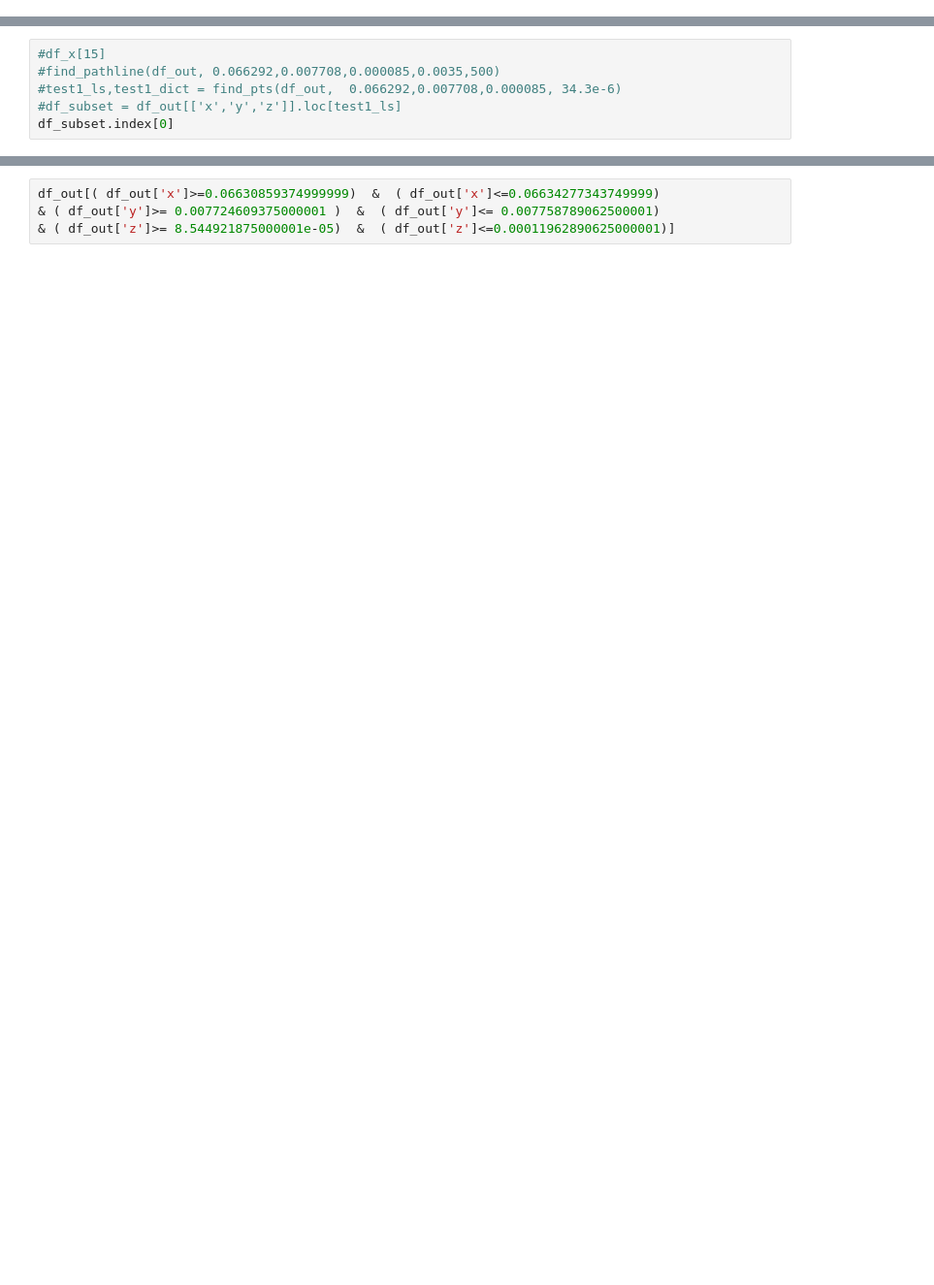
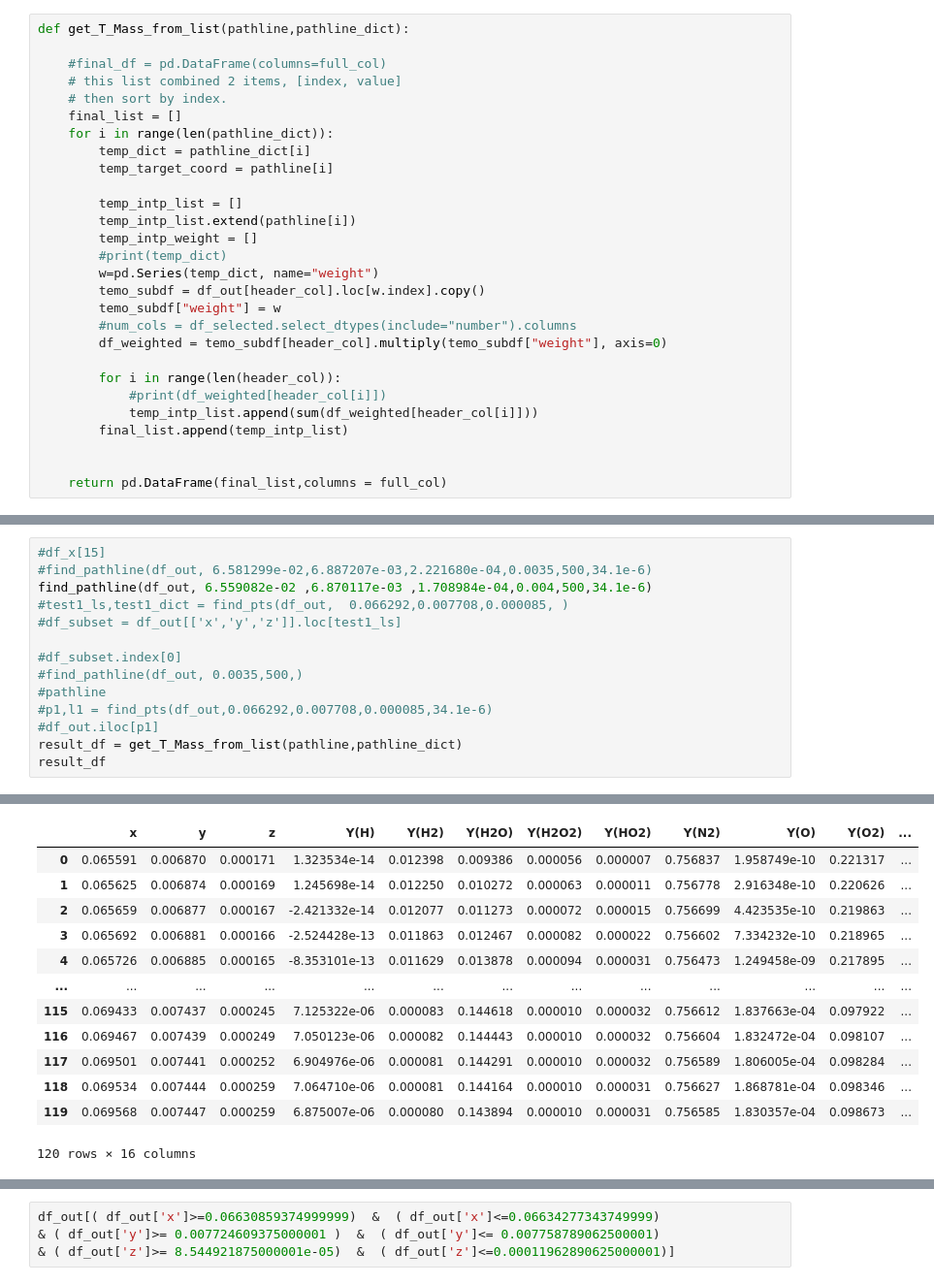
Before and after one commit to potatoslc/analysis_code, a Jupyter notebook: yt_get_cline_V3.ipynb, the cells around one changed output, grey strips where cells are left out. Shown at 97% size. Saved outputs shown, nothing was run; the diff lists cells and outputs as text; blank space fills up the shorter version.

```diff
--- a/yt_get_cline_V3.ipynb
+++ b/yt_get_cline_V3.ipynb
@@ -461,0 +372,28 @@ def get_T_Mass_from_list(pathline,pathline_dict):
+# %%
+def get_T_Mass_from_list(pathline,pathline_dict):
+
+    #final_df = pd.DataFrame(columns=full_col)
+    # this list combined 2 items, [index, value]
+    # then sort by index.
+    final_list = []
+    for i in range(len(pathline_dict)):
+        temp_dict = pathline_dict[i]
+        temp_target_coord = pathline[i]
+
+        temp_intp_list = []
+        temp_intp_list.extend(pathline[i])
+        temp_intp_weight = []
+        #print(temp_dict)
+        w=pd.Series(temp_dict, name="weight")
+        temo_subdf = df_out[header_col].loc[w.index].copy()
+        temo_subdf["weight"] = w
+        #num_cols = df_selected.select_dtypes(include="number").columns
+        df_weighted = temo_subdf[header_col].multiply(temo_subdf["weight"], axis=0)
+
+        for i in range(len(header_col)):
+            #print(df_weighted[header_col[i]])
+            temp_intp_list.append(sum(df_weighted[header_col[i]]))
+        final_list.append(temp_intp_list)
+
+
+    return pd.DataFrame(final_list,columns = full_col)
@@ -462,7 +422,15 @@ def get_T_Mass_from_list(pathline,pathline_dict):
 # %%
 #df_x[15]
-#find_pathline(df_out, 0.066292,0.007708,0.000085,0.0035,500)
-#test1_ls,test1_dict = find_pts(df_out,  0.066292,0.007708,0.000085, 34.3e-6)
+#find_pathline(df_out, 6.581299e-02,6.887207e-03,2.221680e-04,0.0035,500,34.1e-6)
+find_pathline(df_out, 6.559082e-02 ,6.870117e-03 ,1.708984e-04,0.004,500,34.1e-6)
+#test1_ls,test1_dict = find_pts(df_out,  0.066292,0.007708,0.000085, )
 #df_subset = df_out[['x','y','z']].loc[test1_ls]
-df_subset.index[0]
+
+#df_subset.index[0]
+#find_pathline(df_out, 0.0035,500,)
+#pathline
+#p1,l1 = find_pts(df_out,0.066292,0.007708,0.000085,34.1e-6)
+#df_out.iloc[p1]
+result_df = get_T_Mass_from_list(pathline,pathline_dict)
+result_df
 # %% [output]
@@ -469,0 +454,13 @@ df_subset.index[0]
+|  | x | y | z | Y(H) | Y(H2) | Y(H2O) | Y(H2O2) | Y(HO2) | Y(N2) | Y(O) | Y(O2) | ... |
+| 0 | 0.065591 | 0.006870 | 0.000171 | 1.323534e-14 | 0.012398 | 0.009386 | 0.000056 | 0.000007 | 0.756837 | 1.958749e-10 | 0.221317 | ... |
+| 1 | 0.065625 | 0.006874 | 0.000169 | 1.245698e-14 | 0.012250 | 0.010272 | 0.000063 | 0.000011 | 0.756778 | 2.916348e-10 | 0.220626 | ... |
+| 2 | 0.065659 | 0.006877 | 0.000167 | -2.421332e-14 | 0.012077 | 0.011273 | 0.000072 | 0.000015 | 0.756699 | 4.423535e-10 | 0.219863 | ... |
+| 3 | 0.065692 | 0.006881 | 0.000166 | -2.524428e-13 | 0.011863 | 0.012467 | 0.000082 | 0.000022 | 0.756602 | 7.334232e-10 | 0.218965 | ... |
+| 4 | 0.065726 | 0.006885 | 0.000165 | -8.353101e-13 | 0.011629 | 0.013878 | 0.000094 | 0.000031 | 0.756473 | 1.249458e-09 | 0.217895 | ... |
+| ... | ... | ... | ... | ... | ... | ... | ... | ... | ... | ... | ... | ... |
+| 115 | 0.069433 | 0.007437 | 0.000245 | 7.125322e-06 | 0.000083 | 0.144618 | 0.000010 | 0.000032 | 0.756612 | 1.837663e-04 | 0.097922 | ... |
+| 116 | 0.069467 | 0.007439 | 0.000249 | 7.050123e-06 | 0.000082 | 0.144443 | 0.000010 | 0.000032 | 0.756604 | 1.832472e-04 | 0.098107 | ... |
+| 117 | 0.069501 | 0.007441 | 0.000252 | 6.904976e-06 | 0.000081 | 0.144291 | 0.000010 | 0.000032 | 0.756589 | 1.806005e-04 | 0.098284 | ... |
+| 118 | 0.069534 | 0.007444 | 0.000259 | 7.064710e-06 | 0.000081 | 0.144164 | 0.000010 | 0.000031 | 0.756627 | 1.868781e-04 | 0.098346 | ... |
+| 119 | 0.069568 | 0.007447 | 0.000259 | 6.875007e-06 | 0.000080 | 0.143894 | 0.000010 | 0.000031 | 0.756585 | 1.830357e-04 | 0.098673 | ... |
+120 rows × 16 columns
```
Also changed, not shown: parts of 16 cells of this notebook.
